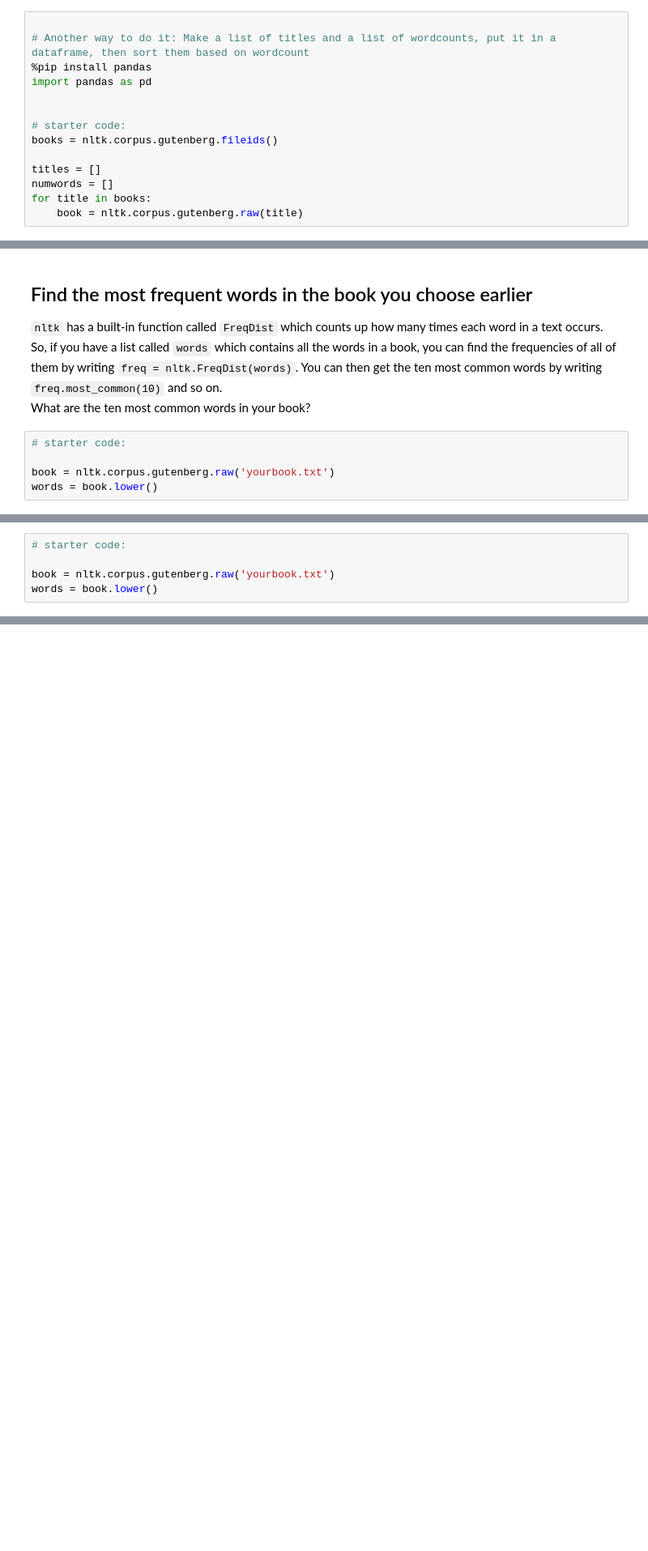
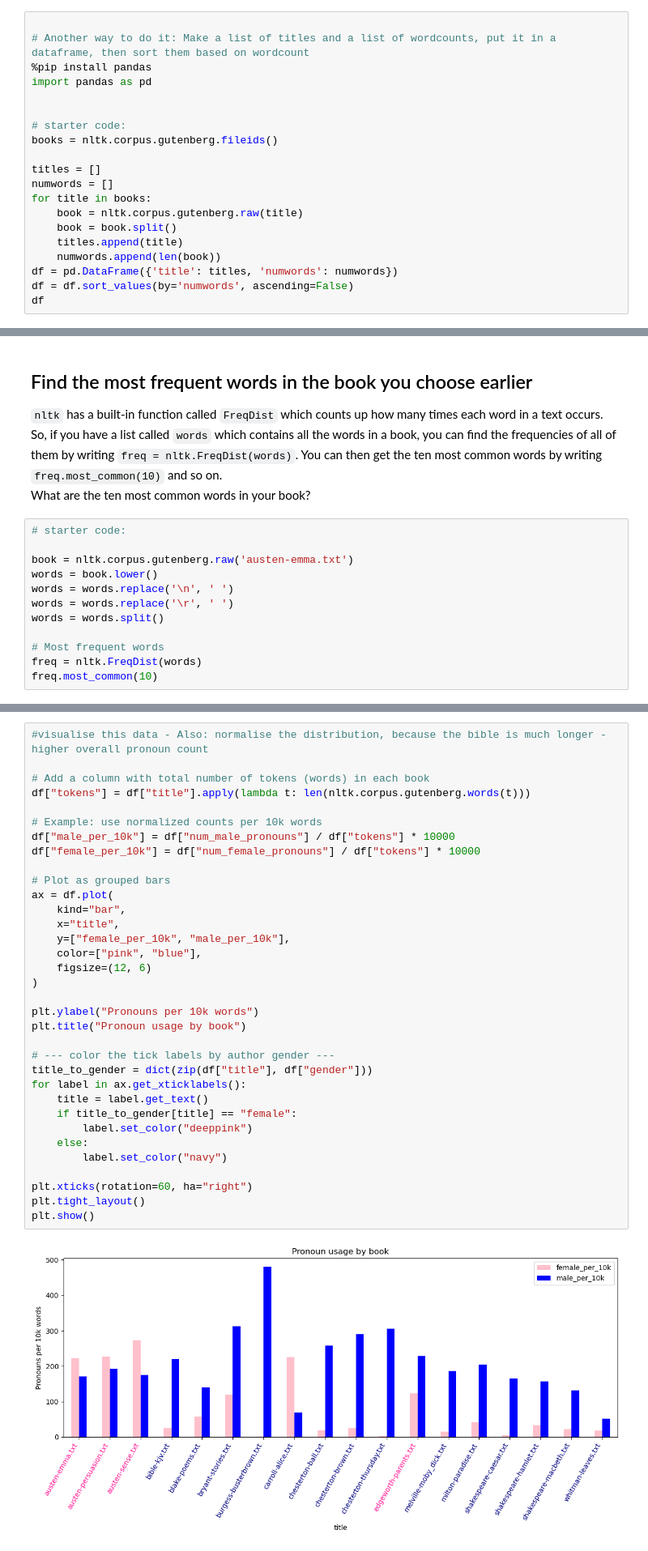
Before and after one commit to RekaForgo/CULTURALDATASCIENCE_CODE, a Jupyter notebook: week2.ipynb, the cells around one changed output, grey strips where cells are left out. Shown at 81% size. Drawn from its saved outputs; the diff is of its cells as text; blank space fills up the shorter version.

```diff
--- a/week2.ipynb
+++ b/week2.ipynb
@@ -306,4 +384,10 @@ titles = []
 numwords = []
 for title in books:
     book = nltk.corpus.gutenberg.raw(title)
+    book = book.split()
+    titles.append(title)
+    numwords.append(len(book))
+df = pd.DataFrame({'title': titles, 'numwords': numwords})
+df = df.sort_values(by='numwords', ascending=False)
+df
 # %% [output]
@@ -330,6 +428,13 @@ What are the ten most common words in your book?
 # %%
 # starter code:
 
-book = nltk.corpus.gutenberg.raw('yourbook.txt')
+book = nltk.corpus.gutenberg.raw('austen-emma.txt')
 words = book.lower()
+words = words.replace('\n', ' ')
+words = words.replace('\r', ' ')
+words = words.split()
+
+# Most frequent words
+freq = nltk.FreqDist(words)
+freq.most_common(10)
 # %% [output]
@@ -354,5 +467,0 @@ stopwords = ["", "i", "me", "my", "myself", "we", "our", "ours", "ourselves", "y
-# %%
-# starter code:
-
-book = nltk.corpus.gutenberg.raw('yourbook.txt')
-words = book.lower()
@@ -407,0 +594,36 @@ If you can, it would be neat to make a loop that goes through all books, and cre
+# %%
+#visualise this data - Also: normalise the distribution, because the bible is much longer - higher overall pronoun count
+
+# Add a column with total number of tokens (words) in each book
+df["tokens"] = df["title"].apply(lambda t: len(nltk.corpus.gutenberg.words(t)))
+
+# Example: use normalized counts per 10k words
+df["male_per_10k"] = df["num_male_pronouns"] / df["tokens"] * 10000
+df["female_per_10k"] = df["num_female_pronouns"] / df["tokens"] * 10000
+
+# Plot as grouped bars
+ax = df.plot(
+    kind="bar",
+    x="title",
+    y=["female_per_10k", "male_per_10k"],
+    color=["pink", "blue"],
+    figsize=(12, 6)
+)
+
+plt.ylabel("Pronouns per 10k words")
+plt.title("Pronoun usage by book")
+
+# --- color the tick labels by author gender ---
+title_to_gender = dict(zip(df["title"], df["gender"]))
+for label in ax.get_xticklabels():
+    title = label.get_text()
+    if title_to_gender[title] == "female":
+        label.set_color("deeppink")
+    else:
+        label.set_color("navy")
+
+plt.xticks(rotation=60, ha="right")
+plt.tight_layout()
+plt.show()
+# %% [output]
+[figure, added]
```
Also changed, not shown: parts of 32 cells of this notebook.
